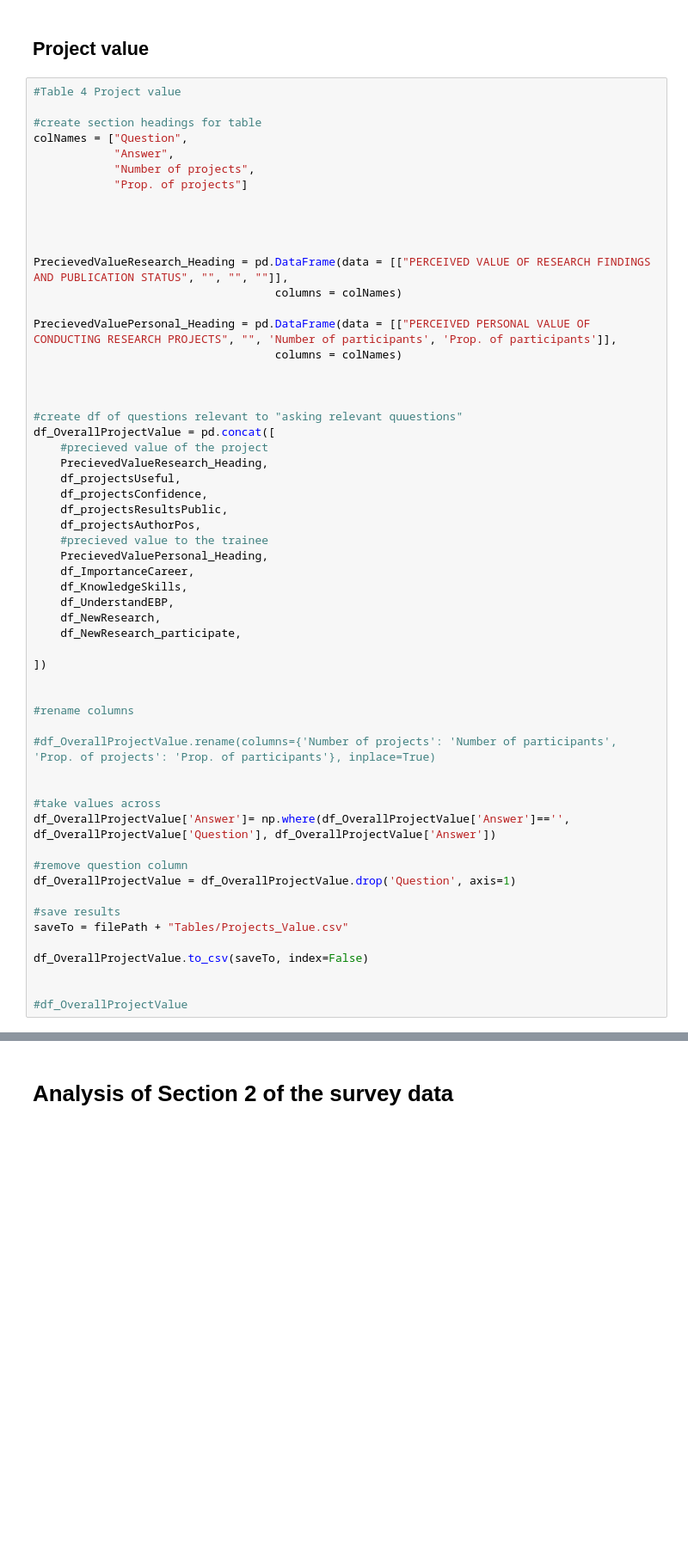
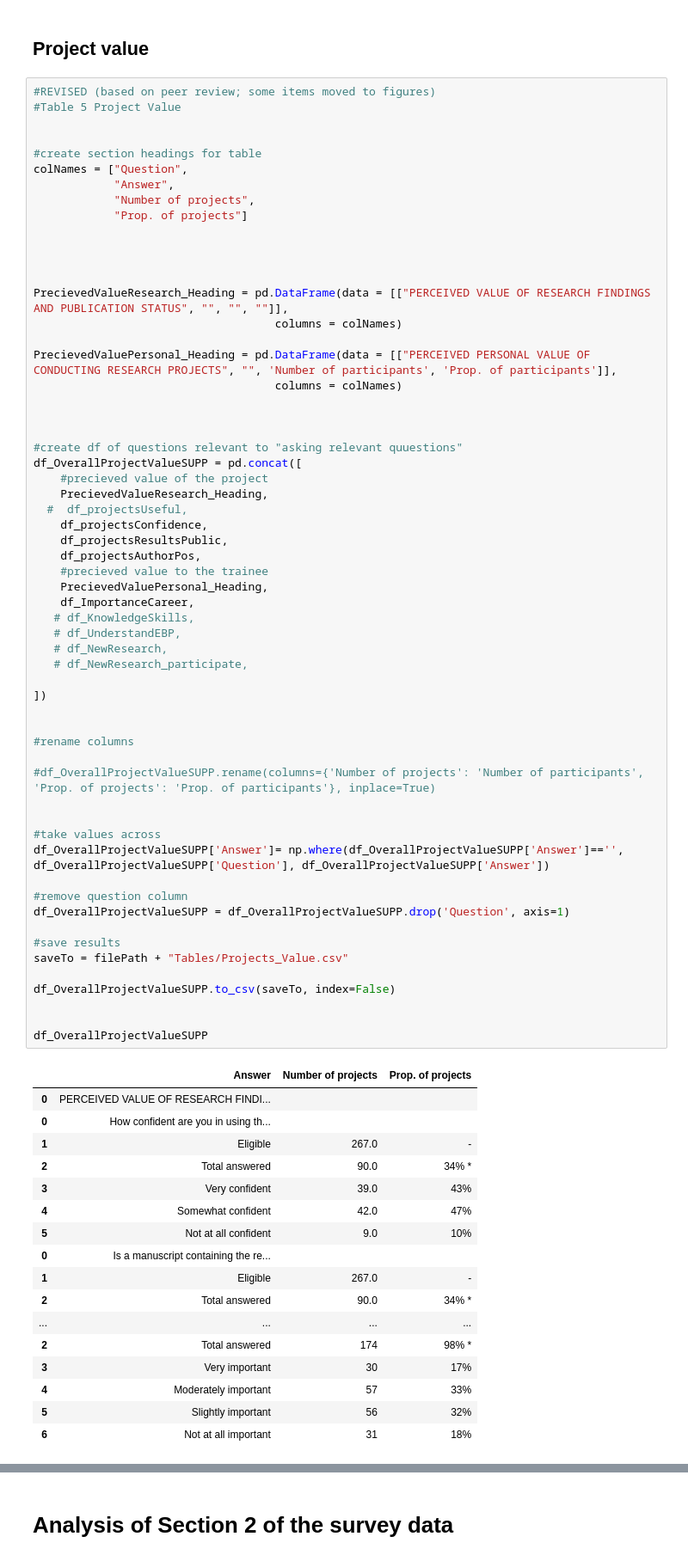
Before and after one commit to p-stehlik/ENHANCE-SurveyAnalysis, a Jupyter notebook: Script2Analysis.ipynb, the cells around one changed output, grey strips where cells are left out. Shown at 86% size. Drawn from its saved outputs; the diff is of its cells as text; blank space fills up the shorter version.

```diff
--- a/Script2Analysis.ipynb
+++ b/Script2Analysis.ipynb
@@ -2793,7 +2782,9 @@ df_OverallProjectConduct_SUPP.to_csv(saveTo, index=False)
 # %% [markdown]
 ## Project value
 # %%
-#Table 4 Project value
+#REVISED (based on peer review; some items moved to figures)
+#Table 5 Project Value
+
 
 #create section headings for table
 colNames = ["Question",
@@ -2811,41 +2802,59 @@ PrecievedValuePersonal_Heading = pd.DataFrame(data = [["PERCEIVED PERSONAL VALUE
                                     columns = colNames)
 
 
 
 #create df of questions relevant to "asking relevant quuestions"
-df_OverallProjectValue = pd.concat([
+df_OverallProjectValueSUPP = pd.concat([
     #precieved value of the project
     PrecievedValueResearch_Heading,
-    df_projectsUseful,
+  #  df_projectsUseful,
     df_projectsConfidence,
     df_projectsResultsPublic,
     df_projectsAuthorPos,
     #precieved value to the trainee
     PrecievedValuePersonal_Heading,
     df_ImportanceCareer,
-    df_KnowledgeSkills,
-    df_UnderstandEBP,
-    df_NewResearch,
-    df_NewResearch_participate,
+   # df_KnowledgeSkills,
+   # df_UnderstandEBP,
+   # df_NewResearch,
+   # df_NewResearch_participate,
 
 ])
 
 
 #rename columns
 
-#df_OverallProjectValue.rename(columns={'Number of projects': 'Number of participants', 'Prop. of projects': 'Prop. of participants'}, inplace=True)
+#df_OverallProjectValueSUPP.rename(columns={'Number of projects': 'Number of participants', 'Prop. of projects': 'Prop. of participants'}, inplace=True)
 
 
 #take values across
-df_OverallProjectValue['Answer']= np.where(df_OverallProjectValue['Answer']=='', df_OverallProjectValue['Question'], df_OverallProjectValue['Answer'])
+df_OverallProjectValueSUPP['Answer']= np.where(df_OverallProjectValueSUPP['Answer']=='', df_OverallProjectValueSUPP['Question'], df_OverallProjectValueSUPP['Answer'])
 
 #remove question column
-df_OverallProjectValue = df_OverallProjectValue.drop('Question', axis=1)
+df_OverallProjectValueSUPP = df_OverallProjectValueSUPP.drop('Question', axis=1)
 
 #save results
 saveTo = filePath + "Tables/Projects_Value.csv"
 
-df_OverallProjectValue.to_csv(saveTo, index=False)
+df_OverallProjectValueSUPP.to_csv(saveTo, index=False)
 
 
-#df_OverallProjectValue
+df_OverallProjectValueSUPP
+# %% [output]
+|  | Answer | Number of projects | Prop. of projects |
+| 0 | PERCEIVED VALUE OF RESEARCH FINDI... |  |  |
+| 0 | How confident are you in using th... |  |  |
+| 1 | Eligible | 267.0 | - |
+| 2 | Total answered | 90.0 | 34% * |
+| 3 | Very confident | 39.0 | 43% |
+| 4 | Somewhat confident | 42.0 | 47% |
+| 5 | Not at all confident | 9.0 | 10% |
+| 0 | Is a manuscript containing the re... |  |  |
+| 1 | Eligible | 267.0 | - |
+| 2 | Total answered | 90.0 | 34% * |
+| ... | ... | ... | ... |
+| 2 | Total answered | 174 | 98% * |
+| 3 | Very important | 30 | 17% |
+| 4 | Moderately important | 57 | 33% |
+| 5 | Slightly important | 56 | 32% |
+| 6 | Not at all important | 31 | 18% |
```
Also changed, not shown: parts of 32 cells of this notebook, 2 other files.
